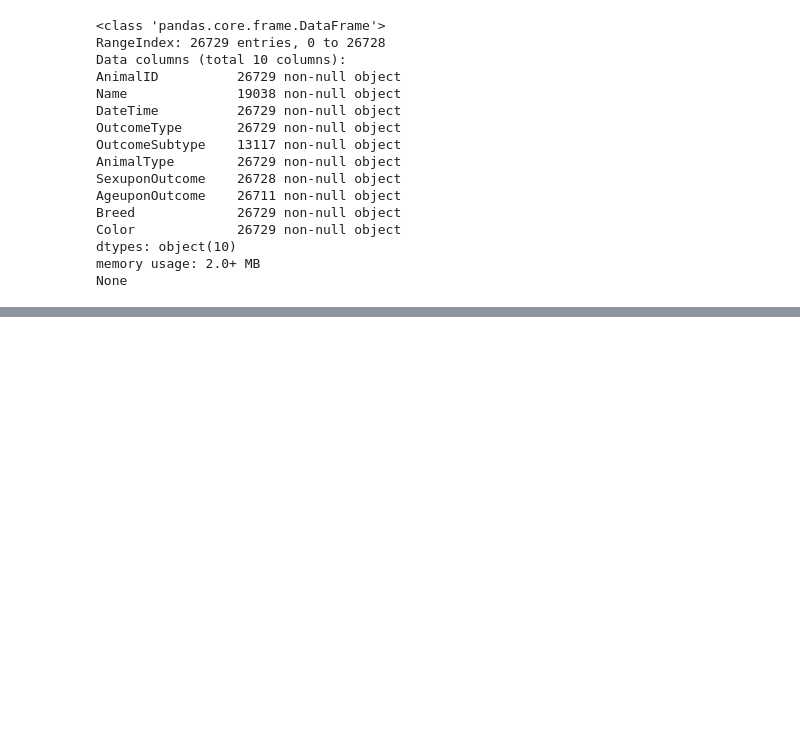
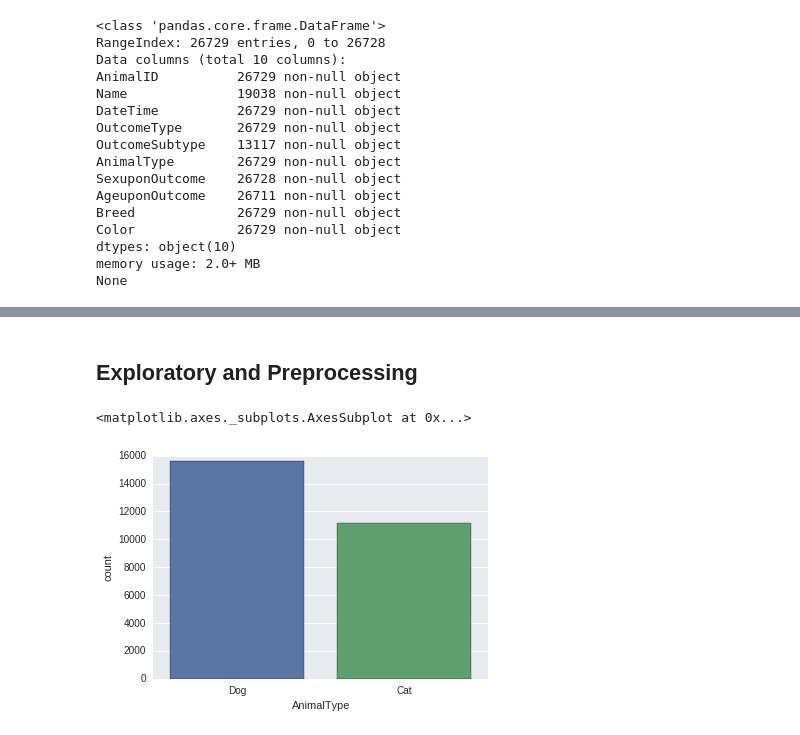
Before and after one commit to Infinite88/animal-shelter, a Jupyter notebook: animal_shelter.ipynb, the cells around one changed output, grey strips where cells are left out. Cells and saved outputs as stored; diff of their text form; code cells hidden in the pictures; blank space fills up the shorter version.

Commit message:
additional visualization

```diff
--- a/animal_shelter.ipynb
+++ b/animal_shelter.ipynb
@@ -37,3 +37,10 @@ trainDF.head()
 | 2 | A686464 | Pearce | 2015-01-31 12:28:00 | Adoption | Foster | Dog | Neutered Male | 2 years | ... |
 | 3 | A683430 | NaN | 2014-07-11 19:09:00 | Transfer | Partner | Cat | Intact Male | 3 weeks | ... |
 | 4 | A667013 | NaN | 2013-11-15 12:52:00 | Transfer | Partner | Dog | Neutered Male | 2 years | ... |
+# %% [markdown]
+## Exploratory and Preprocessing
+# %%
+sns.countplot(trainDF.AnimalType)
+# %% [output]
+<matplotlib.axes._subplots.AxesSubplot at 0x...>
+[figure, added]
```
Also changed, not shown: parts of 12 cells of this notebook.
